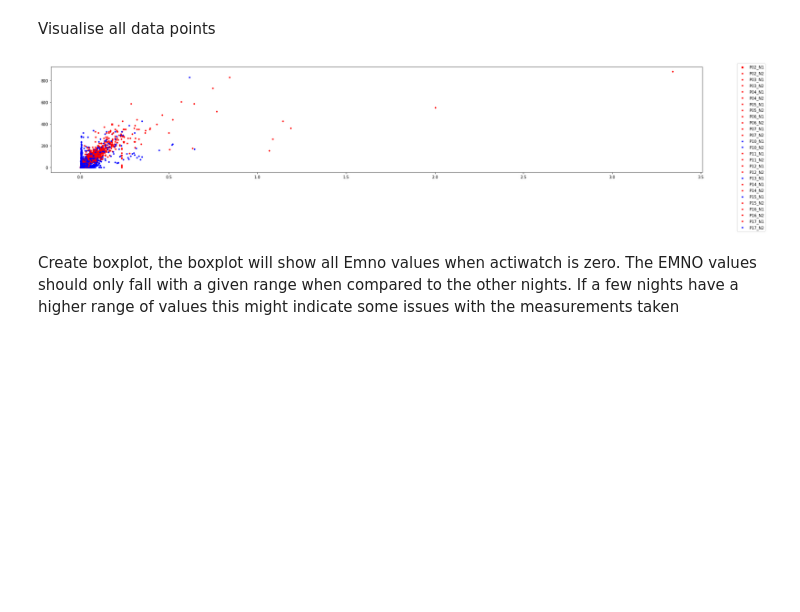
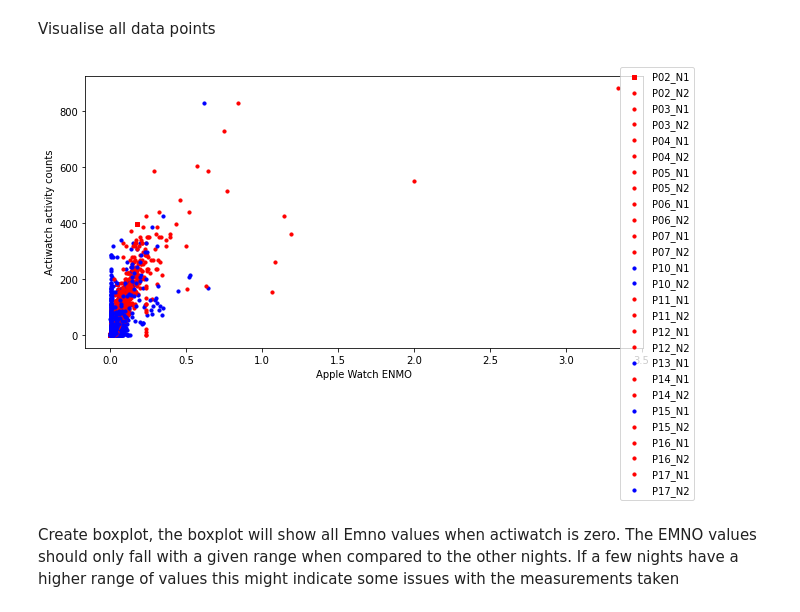
Before and after one commit to nishisandali/IFN646_Project, a Jupyter notebook: alice_preprocess.ipynb, the cells around one changed output. Cells and saved outputs as stored; diff of their text form; code cells hidden in the pictures; blank space fills up the shorter version.

```diff
--- a/alice_preprocess.ipynb
+++ b/alice_preprocess.ipynb
@@ -146,34 +108,37 @@ ax1 = fig.add_subplot(111)
 ax1.scatter(frames[0]['Apple Watch ENMO'], frames[0]['Actiwatch activity counts'], s=10, color="r", marker="s", label='P02_N1')
 ax1.scatter(frames[1]['Apple Watch ENMO'], frames[1]['Actiwatch activity counts'], s=10, color="r", marker="o", label='P02_N2')
 ax1.scatter(frames[2]['Apple Watch ENMO'], frames[2]['Actiwatch activity counts'], s=10, color="r", marker="o", label='P03_N1')
 ax1.scatter(frames[3]['Apple Watch ENMO'], frames[3]['Actiwatch activity counts'], s=10, color="r", marker="o", label='P03_N2')
 ax1.scatter(frames[4]['Apple Watch ENMO'], frames[4]['Actiwatch activity counts'], s=10, color="r", marker="o", label='P04_N1')
 ax1.scatter(frames[5]['Apple Watch ENMO'], frames[5]['Actiwatch activity counts'], s=10, color="r", marker="o", label='P04_N2')
 ax1.scatter(frames[6]['Apple Watch ENMO'], frames[6]['Actiwatch activity counts'], s=10, color="r", marker="o", label='P05_N1')
 ax1.scatter(frames[7]['Apple Watch ENMO'], frames[7]['Actiwatch activity counts'], s=10, color="r", marker="o", label='P05_N2')
 ax1.scatter(frames[8]['Apple Watch ENMO'], frames[8]['Actiwatch activity counts'], s=10, color="r", marker="o", label='P06_N1')
 ax1.scatter(frames[9]['Apple Watch ENMO'], frames[9]['Actiwatch activity counts'], s=10, color="r", marker="o", label='P06_N2')
 ax1.scatter(frames[10]['Apple Watch ENMO'], frames[10]['Actiwatch activity counts'], s=10, color="r", marker="o", label='P07_N1')
 ax1.scatter(frames[11]['Apple Watch ENMO'], frames[11]['Actiwatch activity counts'], s=10, color="r", marker="o", label='P07_N2')
 ax1.scatter(frames[12]['Apple Watch ENMO'], frames[12]['Actiwatch activity counts'], s=10, color="b", marker="o", label='P10_N1')#whack
 ax1.scatter(frames[13]['Apple Watch ENMO'], frames[13]['Actiwatch activity counts'], s=10, color="b", marker="o", label='P10_N2')#whack
 ax1.scatter(frames[14]['Apple Watch ENMO'], frames[14]['Actiwatch activity counts'], s=10, color="r" , marker="o", label='P11_N1')
 ax1.scatter(frames[15]['Apple Watch ENMO'], frames[15]['Actiwatch activity counts'], s=10, color="r", marker="o", label='P11_N2')
 ax1.scatter(frames[16]['Apple Watch ENMO'], frames[16]['Actiwatch activity counts'], s=10, color="r", marker="o", label='P12_N1')
 ax1.scatter(frames[17]['Apple Watch ENMO'], frames[17]['Actiwatch activity counts'], s=10, color="r", marker="o", label='P12_N2')
 ax1.scatter(frames[18]['Apple Watch ENMO'], frames[18]['Actiwatch activity counts'], s=10, color="b", marker="o", label='P13_N1')#whack
 ax1.scatter(frames[19]['Apple Watch ENMO'], frames[19]['Actiwatch activity counts'], s=10, color="r", marker="o", label='P14_N1')
 ax1.scatter(frames[20]['Apple Watch ENMO'], frames[20]['Actiwatch activity counts'], s=10, color="r", marker="o", label='P14_N2')
 ax1.scatter(frames[21]['Apple Watch ENMO'], frames[21]['Actiwatch activity counts'], s=10, color="b",  marker="o", label='P15_N1')#whack
 ax1.scatter(frames[22]['Apple Watch ENMO'], frames[22]['Actiwatch activity counts'], s=10,  color="r",marker="o", label='P15_N2')
 ax1.scatter(frames[23]['Apple Watch ENMO'], frames[23]['Actiwatch activity counts'], s=10,  color="r",marker="o", label='P16_N1')
 ax1.scatter(frames[24]['Apple Watch ENMO'], frames[24]['Actiwatch activity counts'], s=10, color="r", marker="o", label='P16_N2')
 ax1.scatter(frames[25]['Apple Watch ENMO'], frames[25]['Actiwatch activity counts'], s=10, color="r", marker="o", label='P17_N1')
 ax1.scatter(frames[26]['Apple Watch ENMO'], frames[26]['Actiwatch activity counts'], s=10,  color="b",marker="o", label='P17_N2')#whack
+plt.rcParams["figure.figsize"] = (20,5)
+plt.xlabel('Apple Watch ENMO')
+plt.ylabel('Actiwatch activity counts')
 plt.legend(bbox_to_anchor=(1.1, 1.05))
 plt.show()
 # %% [output]
-[figure, old version]
+[figure, new version]
 # %% [markdown]
 Create boxplot, the boxplot will show all Emno values when actiwatch is zero. The EMNO values should only fall with a given range when compared to the other nights. If a few nights have a higher range of values this might indicate some issues with the measurements taken
 # %%
```
Also changed, not shown: parts of 15 cells of this notebook, 2 other files.
